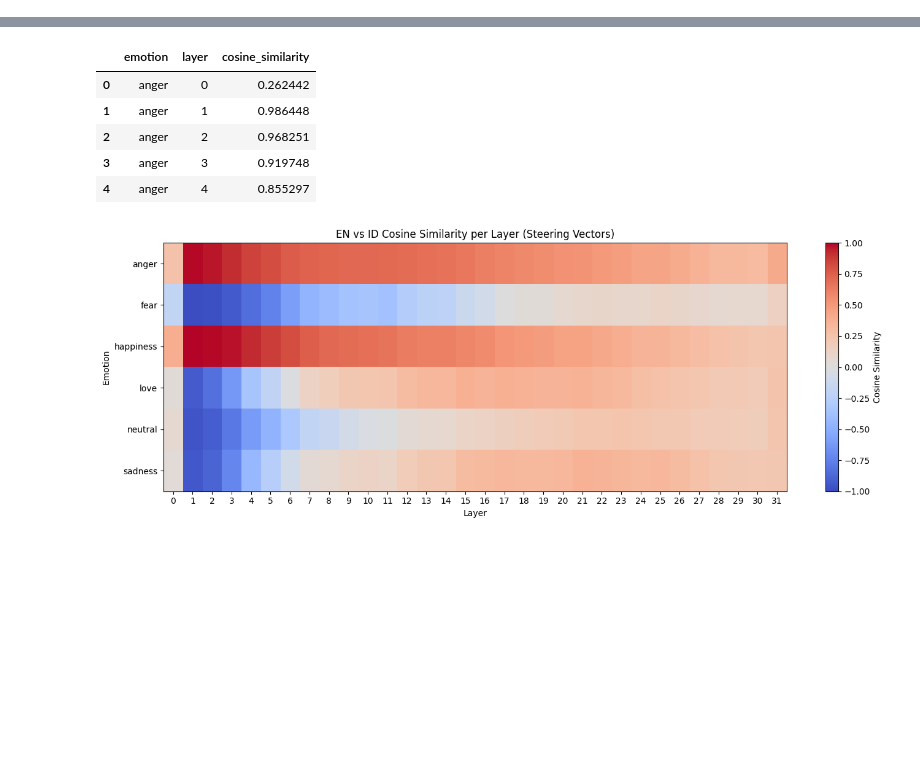
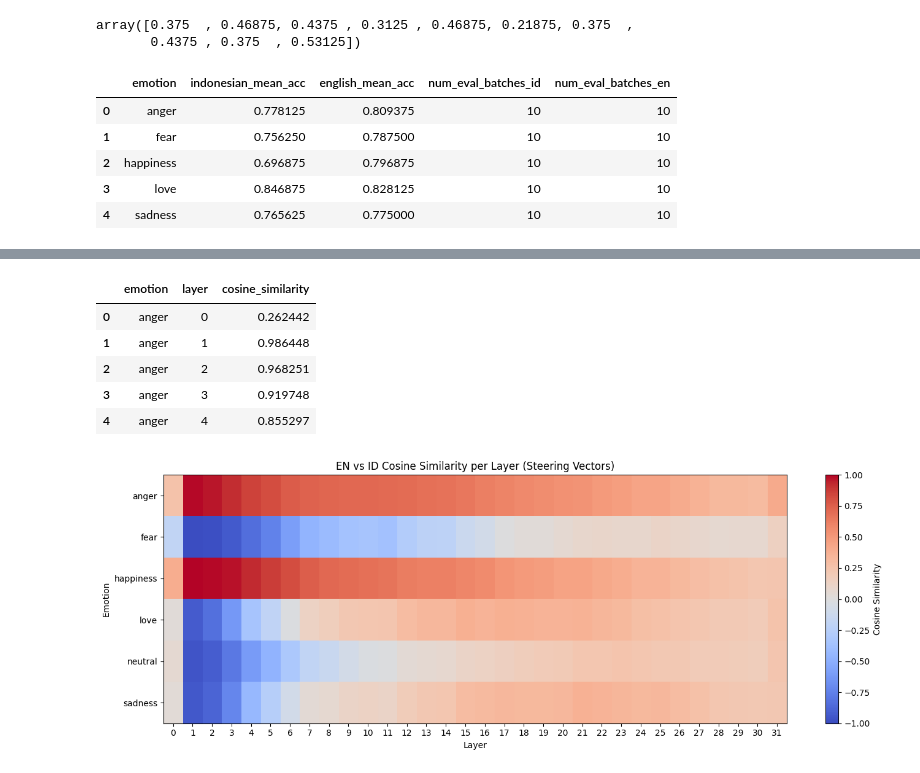
Before and after one commit to noobylub/Dissertation_Project, a Jupyter notebook: vectors_analysis.ipynb, the cells around one changed output, grey strips where cells are left out. Saved outputs shown, nothing was run; the diff lists cells and outputs as text; code cells hidden in the pictures; blank space fills up the shorter version.

```diff
--- a/vectors_analysis.ipynb
+++ b/vectors_analysis.ipynb
@@ -95,0 +21,24 @@ Indonesian: 0.027970
+# %%
+all_emotions = ['anger', 'happiness', 'sadness', 'love', 'fear']
+
+emotion_probe = {
+    'anger': 'anger',
+    'happiness': 'happiness',
+    'sadness': 'sadness',
+    'love': 'love',
+    'fear': 'fear'
+}
+
+result_stored = {}
+
+for emotion in all_emotions:
+    # 4096 input => 1 output, binary classification
+    probe = analysis.MLPProbe(input_dim=emotion_vector_eng[emotion][0].shape[-1], output_dim=1,hidden_dim=128)
+    # Dataloader
+    emotion_data_eng_train, emotion_data_eng_val = analysis.create_dataloader(emotion_vector_eng, emotion=emotion,val_ratio=0.4)
+    emotion_data_id_train, emotion_data_id_val = analysis.create_dataloader(emotion_vector_id, emotion=emotion,val_ratio=0.4)
+    # Trianing the probe
+    emotion_probe[emotion] = analysis.trainProbe(probe, emotion_data_eng_train, emotion_data_eng_val)
+    result_stored[emotion] = {}
+    result_stored[emotion]["indonesian"] = analysis.predictProbe(emotion_probe[emotion], emotion_data_id_val)
+    result_stored[emotion]["english"] = analysis.predictProbe(emotion_probe[emotion], emotion_data_eng_val)
@@ -95,0 +63,31 @@ Indonesian: 0.027970
+# %%
+emotion_data_id_train, emotion_data_id_val = analysis.create_dataloader(emotion_vector_id, emotion='happiness',val_ratio=0.4)
+emotion_data_eng_train, emotion_data_eng_val = analysis.create_dataloader(emotion_vector_eng, emotion='happiness',val_ratio=0.4)
+trial = analysis.predictProbe(emotion_probe['sadness'], emotion_data_eng_val)
+trial
+# %% [output]
+array([0.375  , 0.46875, 0.4375 , 0.3125 , 0.46875, 0.21875, 0.375  ,
+       0.4375 , 0.375  , 0.53125])
+# %%
+# Summary table from the loop above
+summary_rows = []
+for emotion, lang_scores in result_stored.items():
+    id_scores = lang_scores["indonesian"]
+    en_scores = lang_scores["english"]
+    summary_rows.append({
+        "emotion": emotion,
+        "indonesian_mean_acc": float(id_scores.mean()),
+        "english_mean_acc": float(en_scores.mean()),
+        "num_eval_batches_id": len(id_scores),
+        "num_eval_batches_en": len(en_scores),
+    })
+
+summary_df = pd.DataFrame(summary_rows).sort_values("emotion").reset_index(drop=True)
+display(summary_df)
+# %% [output]
+|  | emotion | indonesian_mean_acc | english_mean_acc | num_eval_batches_id | num_eval_batches_en |
+| 0 | anger | 0.778125 | 0.809375 | 10 | 10 |
+| 1 | fear | 0.756250 | 0.787500 | 10 | 10 |
+| 2 | happiness | 0.696875 | 0.796875 | 10 | 10 |
+| 3 | love | 0.846875 | 0.828125 | 10 | 10 |
+| 4 | sadness | 0.765625 | 0.775000 | 10 | 10 |
```
Also changed, not shown: parts of 13 cells of this notebook, 14 other files.
